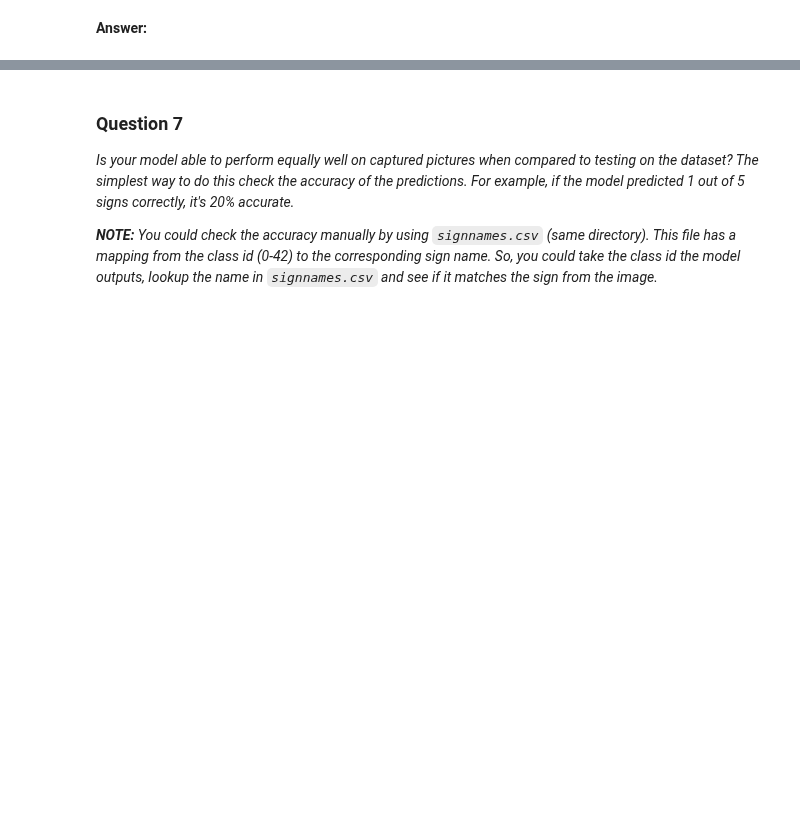
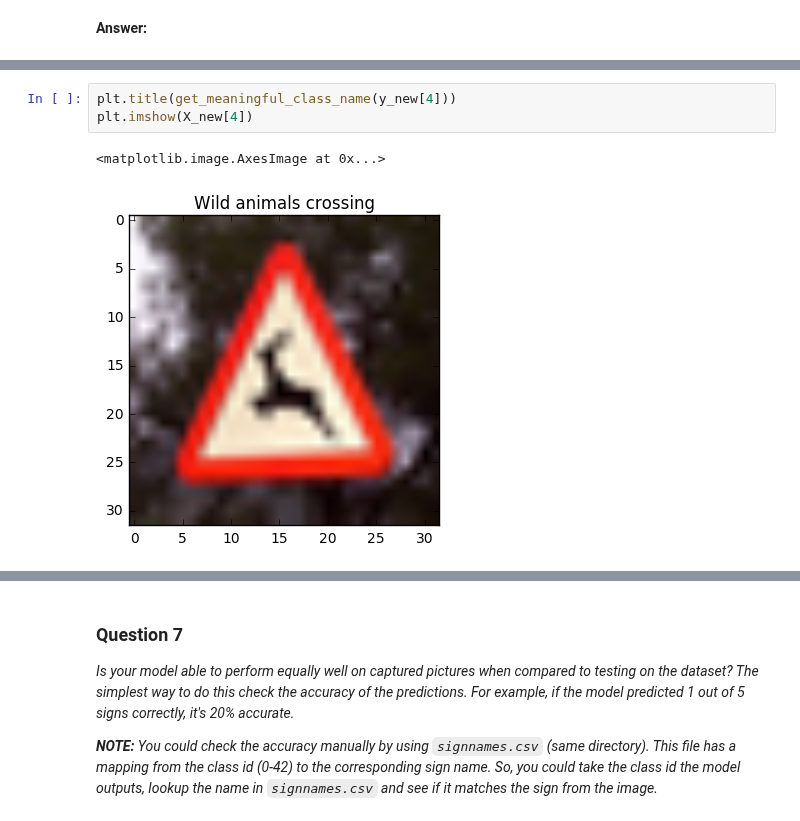
Before and after one commit to hristo-vrigazov/traffic-signs, a Jupyter notebook: Traffic_Sign_Classifier.ipynb, the cells around one changed output, grey strips where cells are left out. Saved outputs shown, nothing was run; the diff lists cells and outputs as text; blank space fills up the shorter version.

```diff
--- a/Traffic_Sign_Classifier.ipynb
+++ b/Traffic_Sign_Classifier.ipynb
@@ -629,3 +653,9 @@ _Choose five candidate images of traffic signs and provide them in the report. A
+# %%
+plt.title(get_meaningful_class_name(y_new[4]))
+plt.imshow(X_new[4])
+# %% [output]
+<matplotlib.image.AxesImage at 0x...>
+[figure, added]
 # %%
 ### Run the predictions here.
 ### Feel free to use as many code cells as needed.
```
Also changed, not shown: parts of 5 cells of this notebook.
